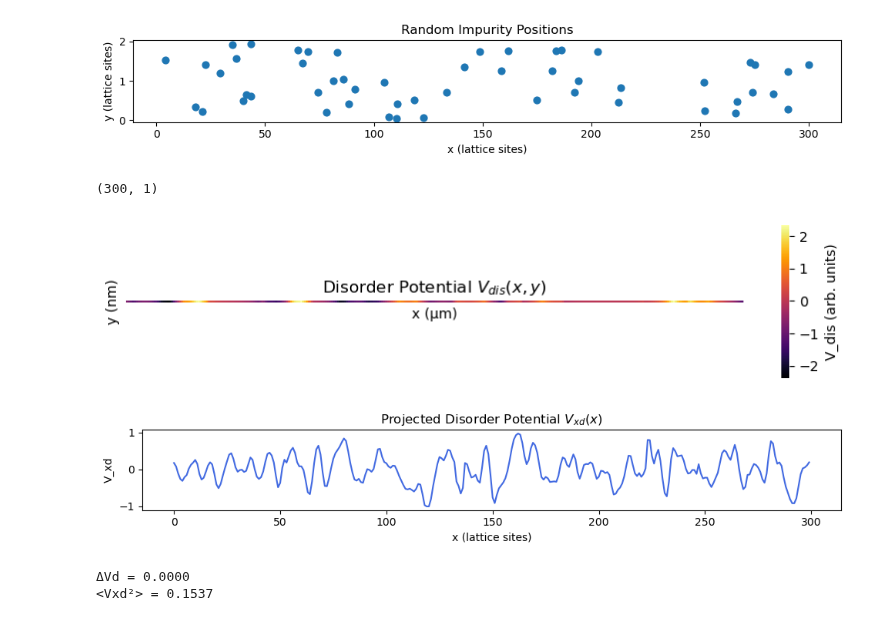
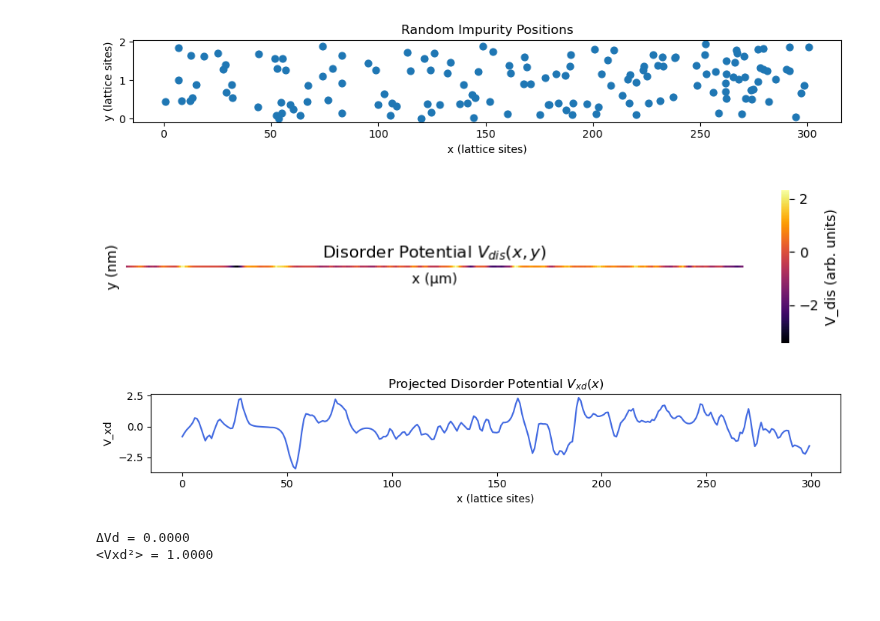
Before and after one commit to polianahp/Nonlocality-of-local-Andreev-conductances-as-a-probe-for-topological-Majorana-wires, a Jupyter notebook: disorder_testing.ipynb, the cells around one changed output. Drawn from its saved outputs; the diff is of its cells as text; code cells hidden in the pictures; blank space fills up the shorter version.

```diff
--- a/disorder_testing.ipynb
+++ b/disorder_testing.ipynb
@@ -44,10 +44,8 @@ Gamma = 0.75      # SM–SC coupling
 # ======================================================================
 # 3. Generate uniform random SM impurities
 # ======================================================================
-Nimp = 52
+Nimp = 150
 Rimp = np.column_stack((
     np.random.uniform(0, Nx + 1, Nimp),
     np.random.uniform(0, Ny + 1, Nimp)
 ))
-
-Rimp
@@ -89,14 +69,14 @@ plt.gca().set_aspect('auto')
 plt.tight_layout()
 plt.show()
 # %% [output]
-[figure, old version]
+[figure, new version]
 # %%
 
 # ======================================================================
 # 4. Disorder potential
 # ======================================================================
 #Lambda_dis = 180.0  # decay length (Å)
-Lambda_dis = ax/0.2222222
+Lambda_dis = ax/0.5#0.2222222
 
 def fVd(x):
     """Exponential decay function."""
@@ -136,11 +116,6 @@ for ii in range(Nx):
     jj_index = (np.arange(1, 2 * Ny + 1) // 2)
     v2[ii, :] = Vdis[ii, np.clip(jj_index, 0, Ny - 1)]
 Vdis4 = np.hstack((v2, -v2))
-
-
-Vdis.shape
-# %% [output]
-(300, 1)
 # %%
 # ======================================================================
 # 5. Plot Vdis (DensityPlot)
@@ -162,7 +137,7 @@ plt.title("Disorder Potential $V_{dis}(x, y)$")
 plt.gca().set_aspect(0.75)
 plt.show()
 # %% [output]
-[figure, old version]
+[figure, new version]
 # %%
 Tdis = np.asarray([0.452874, 0.21002, -0.284492, -0.659038, -0.786086, -0.525799,
 -0.38377, 0.0566635, 0.322575, 0.47192, 0.662315, 0.384357,
@@ -214,29 +189,29 @@ Tdis = np.asarray([0.452874, 0.21002, -0.284492, -0.659038, -0.786086, -0.525799
 # %%
 # ======================================================================
 # 6. 1D projection: Vxd = sum_y Vdis(x, y) * Y0(y)
 # ======================================================================
 Y0 = np.ones(Ny)
-Vxd = Tdis# np.array([np.dot(Vdis[ii, :], Y0) for ii in range(Nx)])
-Vxd = Vxd/np.max(np.abs(Vxd))
+Vxd =  np.array([np.dot(Vdis[ii, :], Y0) for ii in range(Nx)])
+#Vxd = Vxd/np.max(np.abs(Vxd))
 
 plt.figure(figsize=(10, 2))
 plt.plot(np.arange(Nx), Vxd, color='royalblue')
 plt.xlabel("x (lattice sites)")
 plt.ylabel("V_xd")
 plt.title("Projected Disorder Potential $V_{xd}(x)$")
 plt.gca().set_aspect('auto')
 plt.tight_layout()
 plt.show()
 
 # mean and variance
 DeltaVd = np.mean(Vxd)
 VarVd = np.mean(Vxd**2)
 print(f"ΔVd = {DeltaVd:.4f}")
 print(f"<Vxd²> = {VarVd:.4f}")
 # %% [output]
-[figure, old version]
+[figure, new version]
 ΔVd = 0.0000
-<Vxd²> = 0.1537
+<Vxd²> = 1.0000
 # %%
 dir = Path('/home/pseudonym/code/Nonlocal_Conductance/Nonlocality-of-local-Andreev-conductances-as-a-probe-for-topological-Majorana-wires/Run_Files')
 pth = Path(dir, 'Tdis.npz')
```
Also changed, not shown: parts of 3 cells of this notebook, 15 other files.
